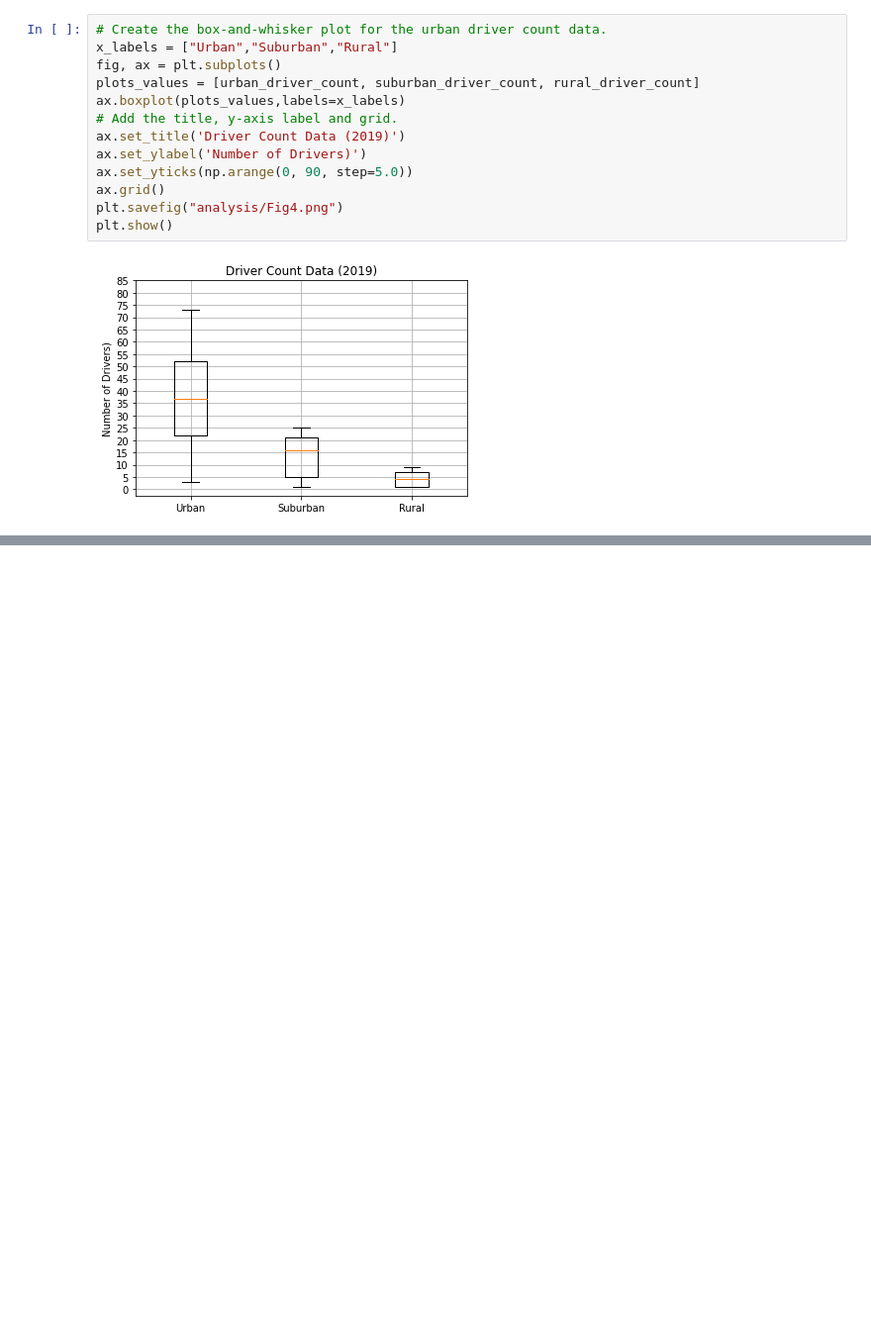
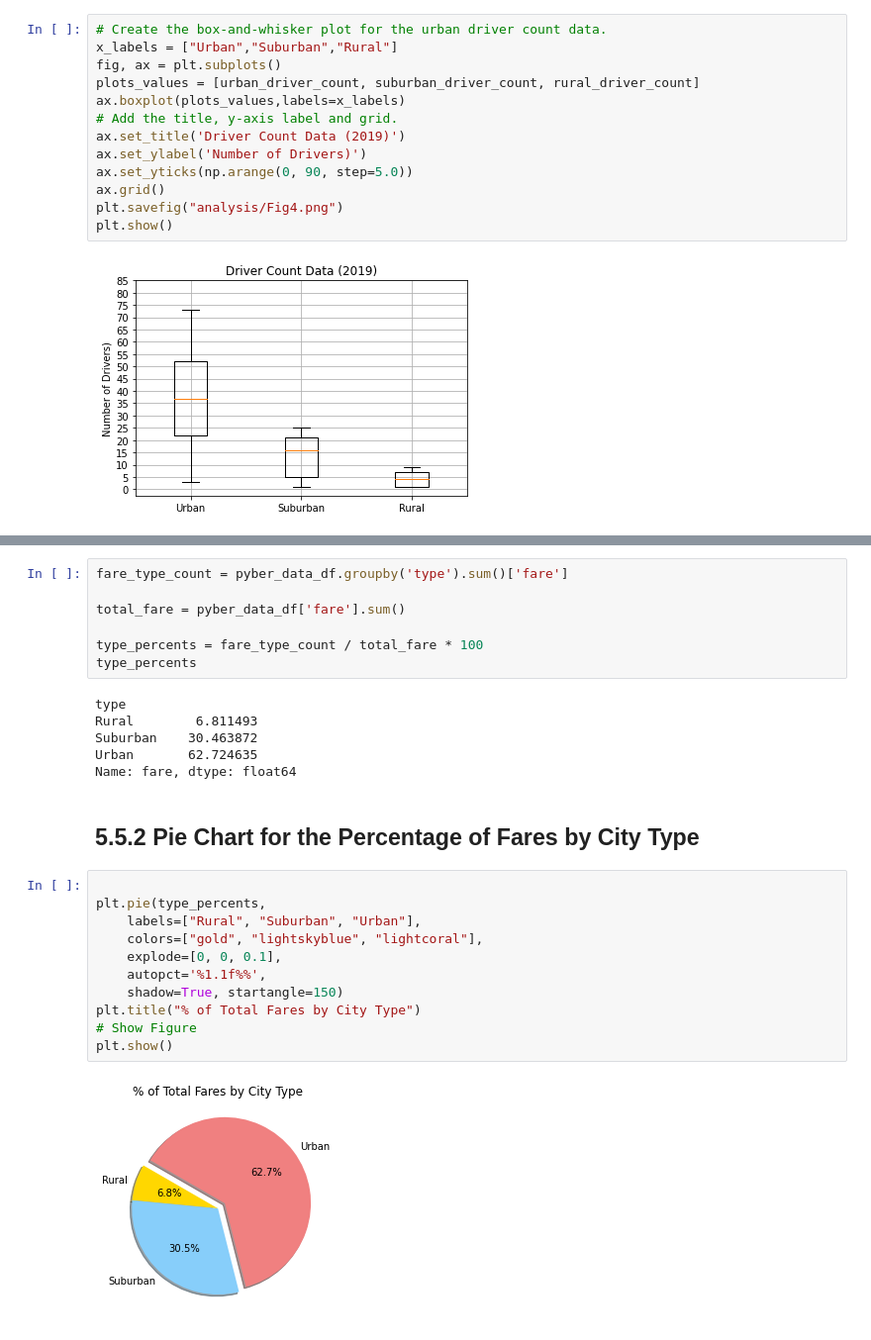
Before and after one commit to lindaperez/5_bk_PyBer-Analysis, a Jupyter notebook: PyBer_Analysis.ipynb/PyBer_ride_data.ipynb, the cells around one changed output, grey strips where cells are left out. Shown at 99% size. Saved outputs shown, nothing was run; the diff lists cells and outputs as text; blank space fills up the shorter version.

Commit message:
5.5 pie chart and percentage fares by type of city

```diff
--- a/PyBer_Analysis.ipynb/PyBer_ride_data.ipynb
+++ b/PyBer_Analysis.ipynb/PyBer_ride_data.ipynb
@@ -759,0 +784,28 @@ plt.show()
+# %%
+fare_type_count = pyber_data_df.groupby('type').sum()['fare']
+
+total_fare = pyber_data_df['fare'].sum()
+
+type_percents = fare_type_count / total_fare * 100
+type_percents
+# %% [output]
+type
+Rural        6.811493
+Suburban    30.463872
+Urban       62.724635
+Name: fare, dtype: float64
+# %% [markdown]
+## 5.5.2 Pie Chart for the Percentage of Fares by City Type
+# %%
+
+plt.pie(type_percents,
+    labels=["Rural", "Suburban", "Urban"],
+    colors=["gold", "lightskyblue", "lightcoral"],
+    explode=[0, 0, 0.1],
+    autopct='%1.1f%%',
+    shadow=True, startangle=150)
+plt.title("% of Total Fares by City Type")
+# Show Figure
+plt.show()
+# %% [output]
+[figure, added]
```
Also changed, not shown: parts of 5 cells of this notebook, 1 other file.
